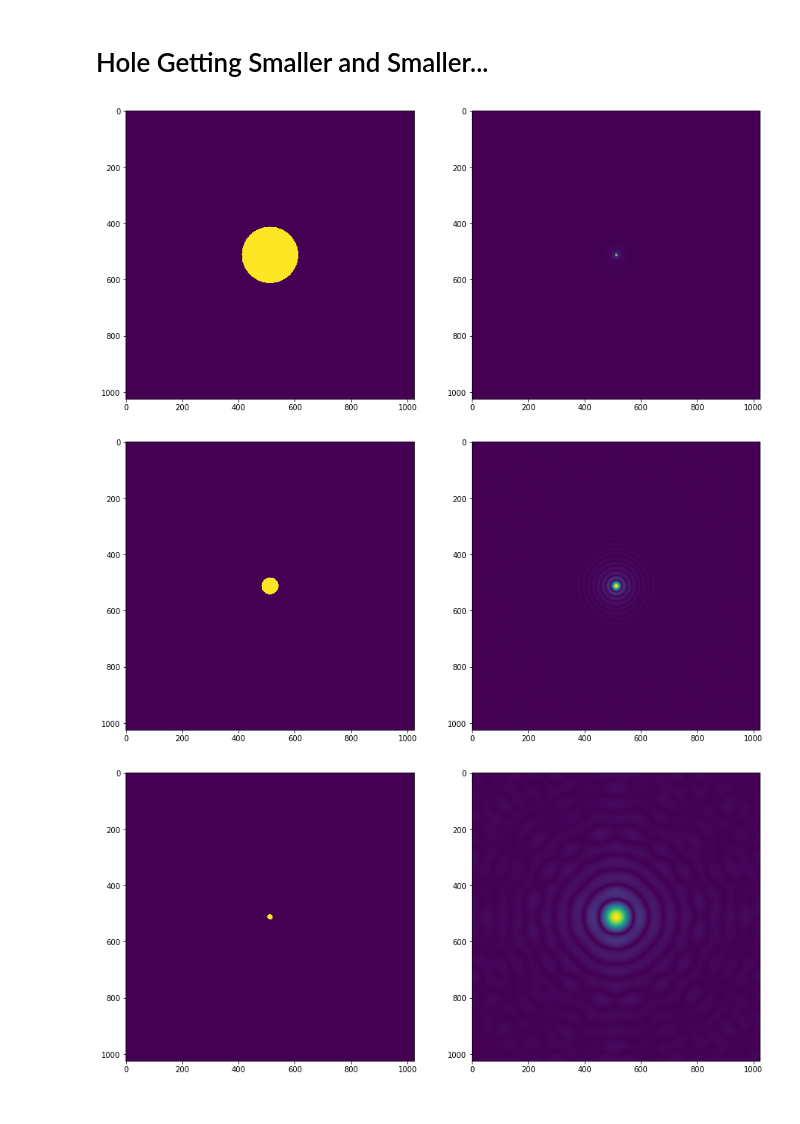
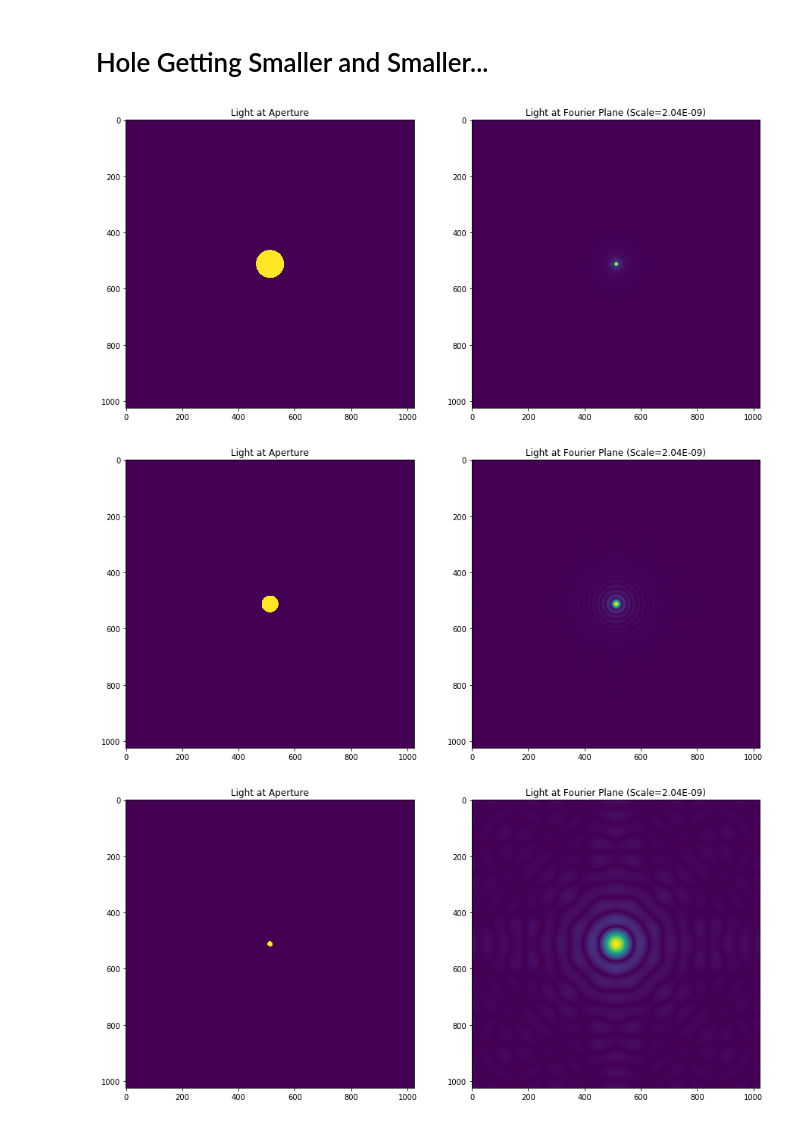
Before and after one commit to lukepolson/School, a Jupyter notebook: Phys 429A/Lab 1 Fourier Optics/Discrete to Continuous 2D (FAST-LOW RESOLUTION)-Copy2.ipynb, the cells around one changed output. Drawn from its saved outputs; the diff is of its cells as text; code cells hidden in the pictures.

```diff
--- a/Phys 429A/Lab 1 Fourier Optics/Discrete to Continuous 2D (FAST-LOW RESOLUTION)-Copy2.ipynb
+++ b/Phys 429A/Lab 1 Fourier Optics/Discrete to Continuous 2D (FAST-LOW RESOLUTION)-Copy2.ipynb
@@ -12,0 +49,6 @@ j = complex(0,1)
+# %%
+wave_len = 655*10e-9
+foc_len = 200*10e-3
+X = 1024
+
+del_k = 1/X
@@ -13,23 +57,23 @@ j = complex(0,1)
+# %%
+scale = wave_len*foc_len*del_k/(2*np.pi)
 # %% [markdown]
 # Define the Aperture
 # %%
-scl = 0.1
-
-def func(x, y, radius = 100*scl):
+def func(x, y, radius = 100):
     R = np.sqrt(x**2+y**2)
     return np.heaviside(R, 1) - np.heaviside(R-radius, 1)
 
-x0 = -512*scl
-dx = 1*scl
+x0 = -(X/2)
+dx = 1
 x=np.arange(x0,-x0,dx)
-y0 = -512*scl
-dy = 1*scl
+y0 = -(X/2)
+dy = 1
 y=np.arange(y0,-y0,dy)
 # %% [markdown]
 # Hole Getting Smaller and Smaller...
 # %%
 X, Y = np.meshgrid(x,y)
-nonfour = func(X, Y)
+nonfour = func(X, Y, radius=50)
 
 g=np.fft.fft2(nonfour)
 G = np.fft.fftshift( g )
@@ -40,9 +84,12 @@ G = G / G.sum()
 # %%
 fig, axes = plt.subplots(1,2, figsize=(15,8))
 axes[0].imshow(nonfour)
 axes[1].imshow(np.abs(G))
+
+axes[0].set_title('Light at Aperture')
+axes[1].set_title('Light at Fourier Plane (Scale={})'.format('%.2E' %scale))
 plt.show()
 # %% [output]
-[figure, old version]
+[figure, new version]
 # %%
 X, Y = np.meshgrid(x,y)
@@ -58,8 +105,11 @@ G = G / G.sum()
 fig, axes = plt.subplots(1,2, figsize=(15,8))
 axes[0].imshow(nonfour)
 axes[1].imshow(np.abs(G))
+
+axes[0].set_title('Light at Aperture')
+axes[1].set_title('Light at Fourier Plane (Scale={})'.format('%.2E' %scale))
 plt.show()
 # %% [output]
-[figure, old version]
+[figure, new version]
 # %%
 X, Y = np.meshgrid(x,y)
@@ -75,6 +125,9 @@ G = G / G.sum()
 fig, axes = plt.subplots(1,2, figsize=(15,8))
 axes[0].imshow(nonfour)
 axes[1].imshow(np.abs(G))
+
+axes[0].set_title('Light at Aperture')
+axes[1].set_title('Light at Fourier Plane (Scale={})'.format('%.2E' %scale))
 plt.show()
 # %% [output]
-[figure, old version]
+[figure, new version]
```
Also changed, not shown: parts of 11 cells of this notebook, 3 other files.
